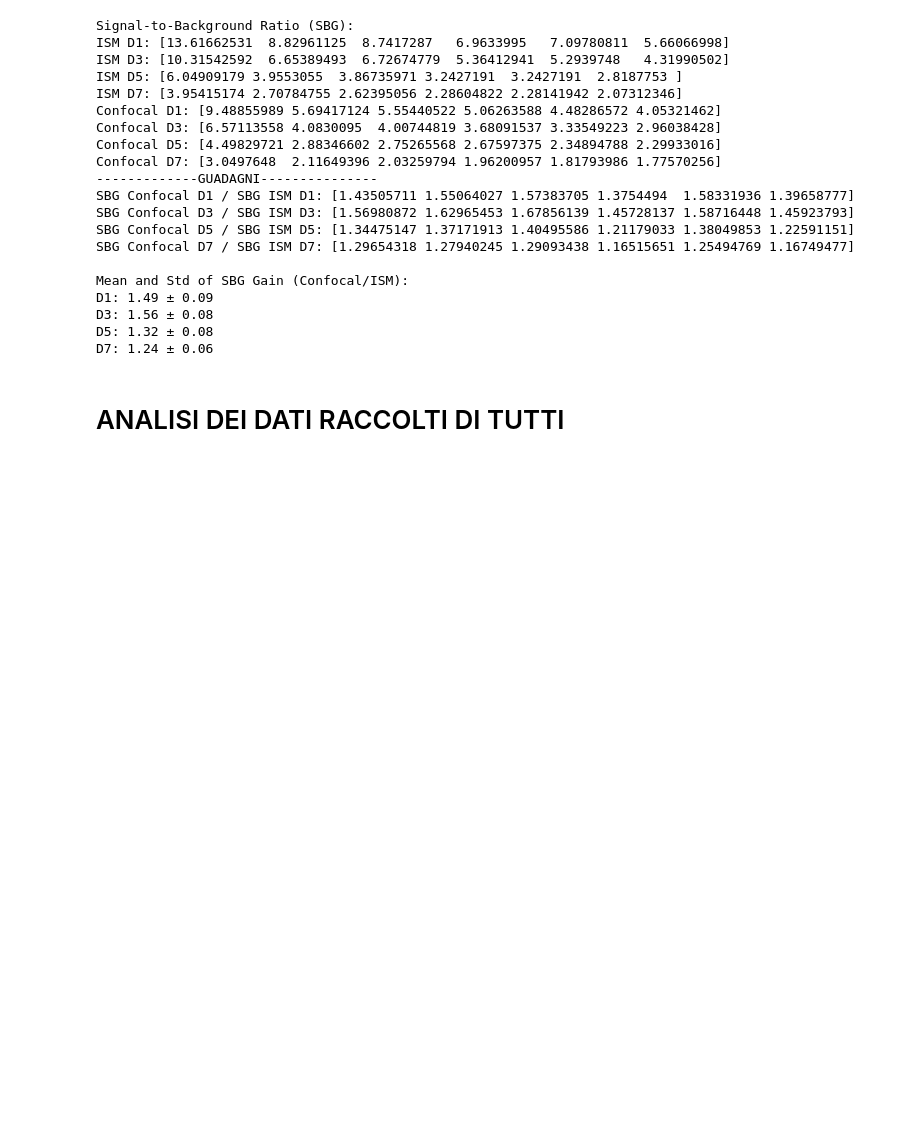
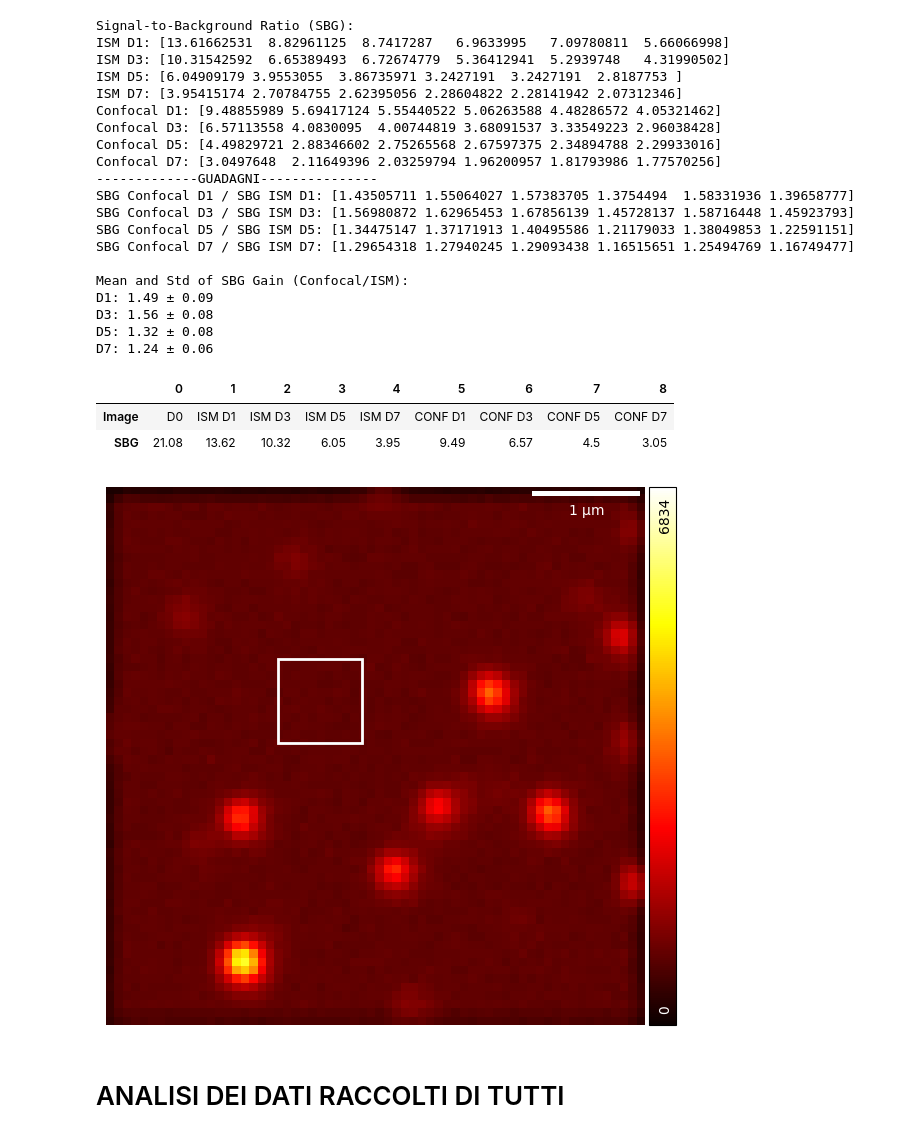
Before and after one commit to CarminatiGiovanni/tesi, a Jupyter notebook: ISM_only.ipynb, the cells around one changed output. Saved outputs shown, nothing was run; the diff lists cells and outputs as text; code cells hidden in the pictures; blank space fills up the shorter version.

```diff
--- a/ISM_only.ipynb
+++ b/ISM_only.ipynb
@@ -1360,6 +1360,46 @@ D1: 1.49 ± 0.09
 D3: 1.56 ± 0.08
 D5: 1.32 ± 0.08
 D7: 1.24 ± 0.06
+# %%
+import pandas as pd
+
+# signal to background ratio:
+
+images = np.array([CENTRAL_D0, ISM_D1, ISM_D3, ISM_D5, ISM_D7, sum_D1, sum_D3, sum_D5, sum_D7])
+
+maxes = np.array([np.max(img) for img in images])
+
+voids = np.array([img[20:30,20:30].mean() for img in images])
+SBG = maxes / voids
+# Define labels for each image
+labels = ['D0', 'ISM D1', 'ISM D3', 'ISM D5', 'ISM D7', 'CONF D1', 'CONF D3', 'CONF D5', 'CONF D7']
+
+# Create DataFrame with only 'Image' and 'SBG' columns
+df_SBG_simple = pd.DataFrame({
+    'Image': labels,
+    'SBG': np.round(SBG, 2)
+})
+
+display(df_SBG_simple.T)
+# %% [output]
+|  | 0 | 1 | 2 | 3 | 4 | 5 | 6 | 7 | 8 |
+| Image | D0 | ISM D1 | ISM D3 | ISM D5 | ISM D7 | CONF D1 | CONF D3 | CONF D5 | CONF D7 |
+| SBG | 21.08 | 13.62 | 10.32 | 6.05 | 3.95 | 9.49 | 6.57 | 4.5 | 3.05 |
+# %%
+fig, ax = plt.subplots(1, 1, figsize=(6, 6))
+mincolor = 0
+maxcolor = np.max(ISM_D7)
+
+im = gra.ShowImg(ISM_D5, pxsize_x = pxsizex, fig = fig, ax = ax, cmap='hot', colorbar=True,vmin=mincolor, vmax=maxcolor) #[422:512,45:135]
+
+rect = Rectangle((20, 20), 10, 10, linewidth=2, edgecolor='white', facecolor='none')
+ax.add_patch(rect)
+# fig.colorbar(im, ax=ax, fraction=0.046, pad=0.04)
+plt.tight_layout()
+#plt.imshow(ISM_D5, cmap='hot', vmin=mincolor, vmax=maxcolor)
+plt.show()
+# %% [output]
+[figure, added]
 # %% [markdown]
 # ANALISI DEI DATI RACCOLTI DI TUTTI
 # %%
```
